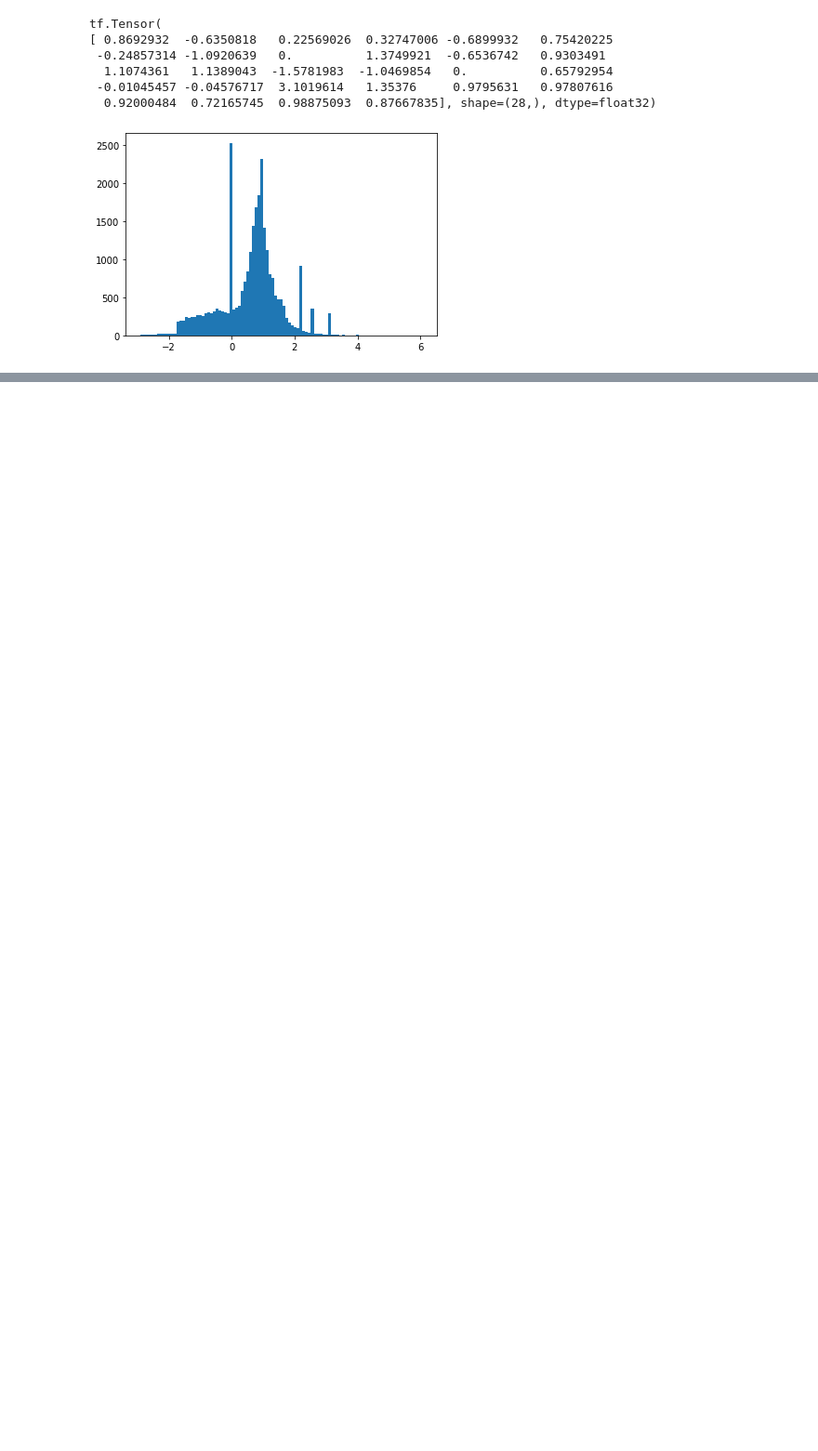
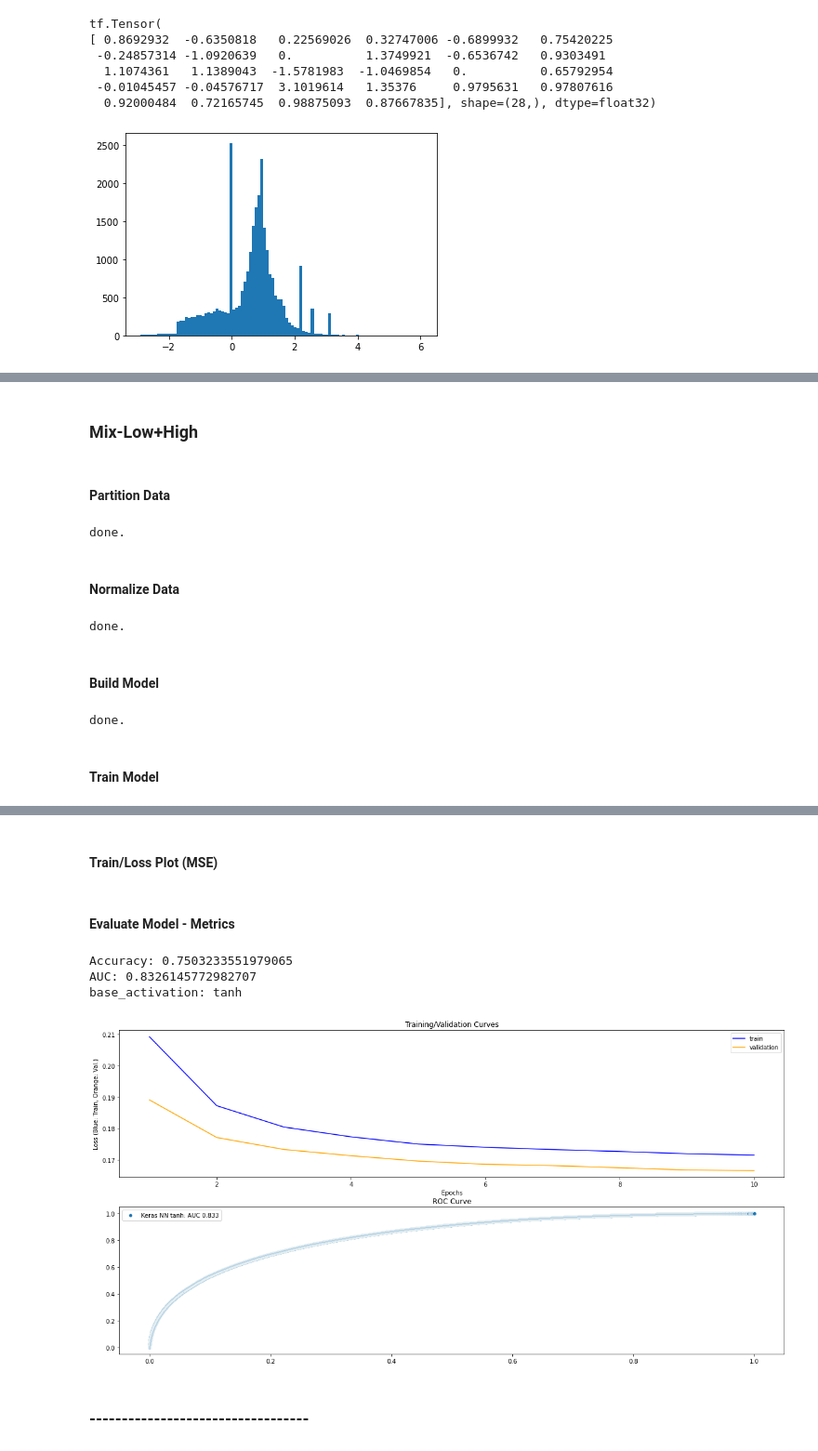
Before and after one commit to jbcroom/DS7333-QTW, a Jupyter notebook: CaseStudy6/DS733_JB_BC_SW_Case_Study6.ipynb, the cells around one changed output, grey strips where cells are left out. Shown at 93% size. Cells and saved outputs as stored; diff of their text form; code cells hidden in the pictures; blank space fills up the shorter version.

```diff
--- a/CaseStudy6/DS733_JB_BC_SW_Case_Study6.ipynb
+++ b/CaseStudy6/DS733_JB_BC_SW_Case_Study6.ipynb
@@ -191,0 +436,13 @@ Epoch: 300, accuracy:0.7238,  binary_crossentropy:0.5159,  loss:0.5159,  val_acc
+# %%
+compare_dict["Mix-Low+High"] = execute_model("Mix-Low+High",
+                                     data.iloc[:, range(1, 29)].values,
+                                     data[0].values)
+# %% [output]
+### Mix-Low+High
+#### Partition Data
+done.
+#### Normalize Data
+done.
+#### Build Model
+done.
+#### Train Model
@@ -191,0 +469,7 @@ Epoch: 300, accuracy:0.7238,  binary_crossentropy:0.5159,  loss:0.5159,  val_acc
+#### Train/Loss Plot (MSE)
+#### Evaluate Model - Metrics
+Accuracy: 0.7503233551979065
+AUC: 0.8326145772982707
+base_activation: tanh
+[figure, added]
+### ----------------------------------
```
Also changed, not shown: parts of 47 cells of this notebook.
